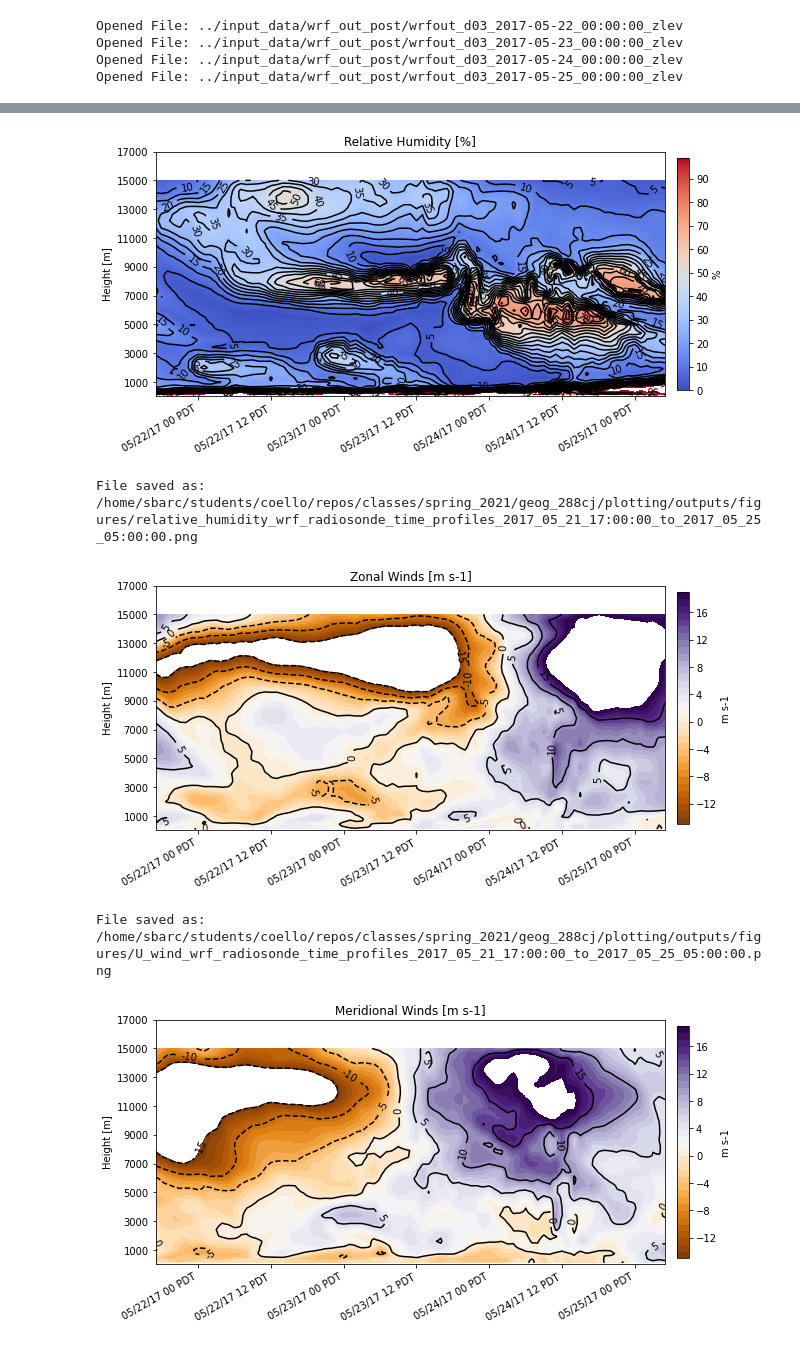
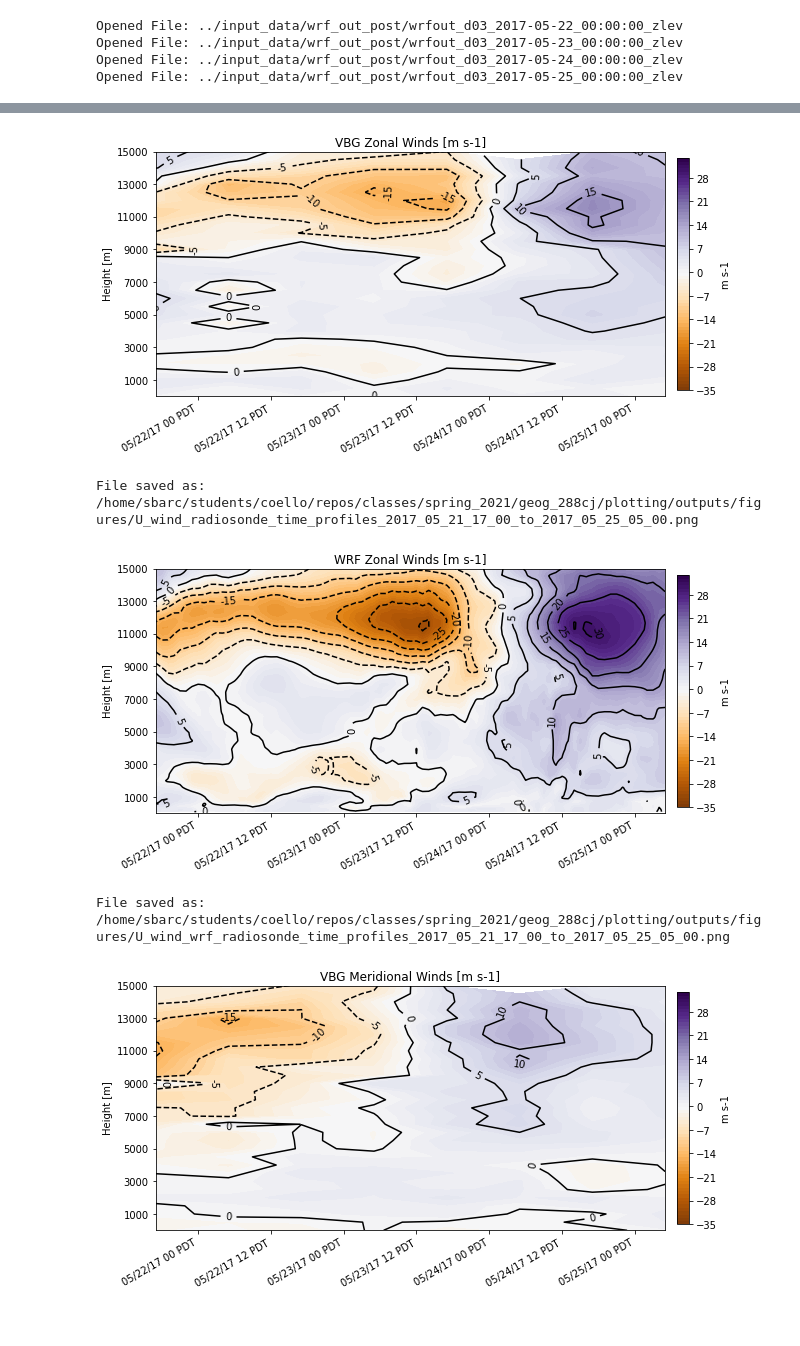
Before and after one commit to mmcoello/spring_2021, a Jupyter notebook: geog_288cj/plotting/analysis/radiosonde_time_profiles.ipynb, the cells around one changed output, grey strips where cells are left out. Saved outputs shown, nothing was run; the diff lists cells and outputs as text; code cells hidden in the pictures.

Commit message:
updated radiosonde v wrf code to use a ylim, got it to work for winds, and changed filenames to be reable on windows. updated stations v wrf to have titles

```diff
--- a/geog_288cj/plotting/analysis/radiosonde_time_profiles.ipynb
+++ b/geog_288cj/plotting/analysis/radiosonde_time_profiles.ipynb
@@ -89,7 +89,7 @@ def radisonde_cross_section(times, all_data, start, end, step):
     return full_xr, times_grid, hght_grid
 # %%
 def plot_radiosonde_profiles(time_grid, hght_grid, data, contour_low, contour_high, data_units, data_labels, \
-                             data_name, colormap, U, V, outdir):
+                             data_name, colormap, c_step, quiv, time_skip, z_skip, U, V, end, outdir):
 
     # Start Figure, set big size for cross section
     fig = plt.figure(figsize=(11, 5))
@@ -101,9 +101,9 @@ def plot_radiosonde_profiles(time_grid, hght_grid, data, contour_low, contour_hi
     #ax.set_yscale('log')
 
     # Set limits, tickmarks, and ticklabels for y-axis
-    ax.set_ylim([end - step, -1])
-    ax.set_yticks(range(end - step, -1, -2000))
-    ax.set_yticklabels(range(end - step, -1, -2000))
+    ax.set_ylim([end, -1])
+    ax.set_yticks(range(end, -1, -2000))
+    ax.set_yticklabels(range(end, -1, -2000))
 
     # Invert the y-axis since pressure decreases with increasing height
     ax.invert_yaxis()
@@ -114,12 +114,13 @@ def plot_radiosonde_profiles(time_grid, hght_grid, data, contour_low, contour_hi
     # Plot smooth contour filled data with black contour lines
     cf = ax.contourf(time_grid, hght_grid, data, range(contour_low, contour_high, 1), cmap = colormap)
 
-    cs = ax.contour(time_grid, hght_grid, data, range(contour_low, contour_high, 5), colors = 'k')
+    cs = ax.contour(time_grid, hght_grid, data, range(contour_low, contour_high, c_step), colors = 'k')
 
     cb = plt.colorbar(cf, orientation = 'vertical', shrink = 0.95, pad = 0.02, label = data_units)
 
-    if (U != None and V != None):
-        ax.quiver(time_grid, hght_grid, U, V, color = 'dimgray', pivot = 'middle')
+    if (quiv == True):
+        ax.quiver(time_grid[::time_skip,::z_skip], hght_grid[::time_skip,::z_skip],\
+                  U[::time_skip,::z_skip], V[::time_skip,::z_skip], color = 'dimgray', pivot = 'middle')
 
     ax.clabel(cs, fmt='%i', colors = 'k')
 
@@ -132,8 +133,9 @@ def plot_radiosonde_profiles(time_grid, hght_grid, data, contour_low, contour_hi
 
     plt.title(data_labels, loc = 'center')
 
-    plot_name = data_name + '_radiosonde_time_profiles_' + "{:%Y_%m_%d_%H:%M:%S}".format(date_times[0]) + \
-                '_to_' + "{:%Y_%m_%d_%H:%M:%S}".format(date_times[-1]) + '.png'
+    plot_name = data_name + '_radiosonde_time_profiles_' + "{:%Y_%m_%d_%H:%M:%S}".format(date_times[0])[:-3].replace(':', '_') + \
+                '_to_' + "{:%Y_%m_%d_%H:%M:%S}".format(date_times[-1])[:-3].replace(':', '_') + '.png'
+
     plt.savefig(outdir+plot_name,  bbox_inches='tight', dpi = 120)
     plt.show()
     print('File saved as:', outdir+plot_name, '\n')
@@ -315,26 +326,25 @@ hght_grid_wrf, times_grid_wrf = np.meshgrid(dwrf.z.values, dwrf.time.values)
 # %%
-plot_radiosonde_profiles(times_grid_wrf, hght_grid_wrf, dwrf['rh'].sel(station = "VBG"), \
-                         0, 100, '%', 'Relative Humidity [%]', 'relative_humidity_wrf',\
-                         'coolwarm', None, None, fig_outdir)
+uv_min = -35
+uv_max = 35
 
-# plot_radiosonde_profiles(times_grid_wrf, hght_grid_wrf, dwrf['wspd'].sel(station = "VBG"), \
-#                          0, 35, 'm s-1', 'Winds [m s-1]', 'wind_wrf', 'BuPu', \
-#                          dwrf['u'].sel(station = "VBG"), dwrf['v'].sel(station = "VBG"), fig_outdir)
+plot_radiosonde_profiles(time_grid, hght_grid, U, uv_min, uv_max, 'm s-1', \
+                         'VBG Zonal Winds [m s-1]', 'U_wind', 'PuOr', \
+                         5, False, None, None, None, None, 15000, fig_outdir)
 
 plot_radiosonde_profiles(times_grid_wrf, hght_grid_wrf, dwrf['u'].sel(station = "VBG"),\
-                         -15, 20, 'm s-1', 'Zonal Winds [m s-1]', 'U_wind_wrf', 'PuOr', \
-                         None, None, fig_outdir)
+                         uv_min, uv_max, 'm s-1', 'WRF Zonal Winds [m s-1]', 'U_wind_wrf', 'PuOr', \
+                         5, False, None, None, None, None, 15000, fig_outdir)
+
+plot_radiosonde_profiles(time_grid, hght_grid, V, uv_min, uv_max, 'm s-1', \
+                         'VBG Meridional Winds [m s-1]', 'V_wind', 'PuOr', \
+                         5, False, None, None, None, None, 15000, fig_outdir)
 
 plot_radiosonde_profiles(times_grid_wrf, hght_grid_wrf, dwrf['v'].sel(station = "VBG"), \
-                         -15, 20, 'm s-1', 'Meridional Winds [m s-1]', 'V_wind_wrf', 'PuOr', \
-                         None, None, fig_outdir)
-
-plot_radiosonde_profiles(times_grid_wrf, hght_grid_wrf, dwrf['theta'].sel(station = "VBG"),\
-                         280, 400, 'K', 'Potential Temperature [K]', 'theta_wrf', 'RdYlBu_r', \
-                         None, None, fig_outdir)
+                         uv_min, uv_max, 'm s-1', 'WRF Meridional Winds [m s-1]', 'V_wind_wrf', 'PuOr', \
+                         5, False, None, None, None, None, 15000, fig_outdir)
 # %% [output]
-[figure, old version]
+[figure, new version]
-File saved as: /home/sbarc/students/coello/repos/classes/spring_2021/geog_288cj/plotting/outputs/figures/relative_humidity_wrf_radiosonde_time_profiles_2017_05_21_17:00:00_to_2017_05_25_05:00:00.png
+File saved as: /home/sbarc/students/coello/repos/classes/spring_2021/geog_288cj/plotting/outputs/figures/U_wind_radiosonde_time_profiles_2017_05_21_17_00_to_2017_05_25_05_00.png
-[figure, old version]
+[figure, new version]
-File saved as: /home/sbarc/students/coello/repos/classes/spring_2021/geog_288cj/plotting/outputs/figures/U_wind_wrf_radiosonde_time_profiles_2017_05_21_17:00:00_to_2017_05_25_05:00:00.png
+File saved as: /home/sbarc/students/coello/repos/classes/spring_2021/geog_288cj/plotting/outputs/figures/U_wind_wrf_radiosonde_time_profiles_2017_05_21_17_00_to_2017_05_25_05_00.png
-[figure, old version]
+[figure, new version]
```
Also changed, not shown: parts of 8 cells of this notebook, 25 other files.
